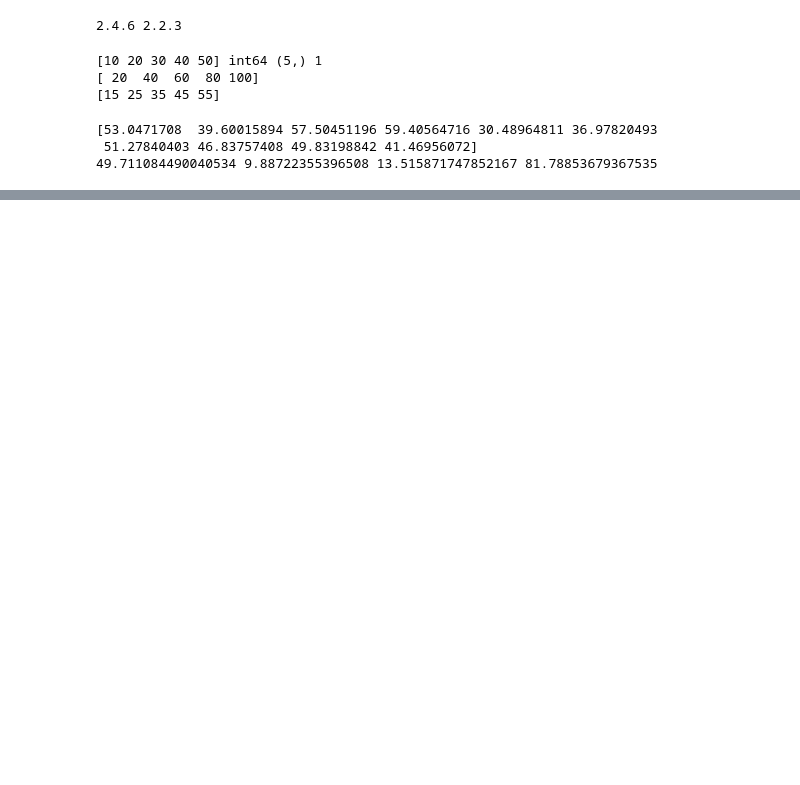
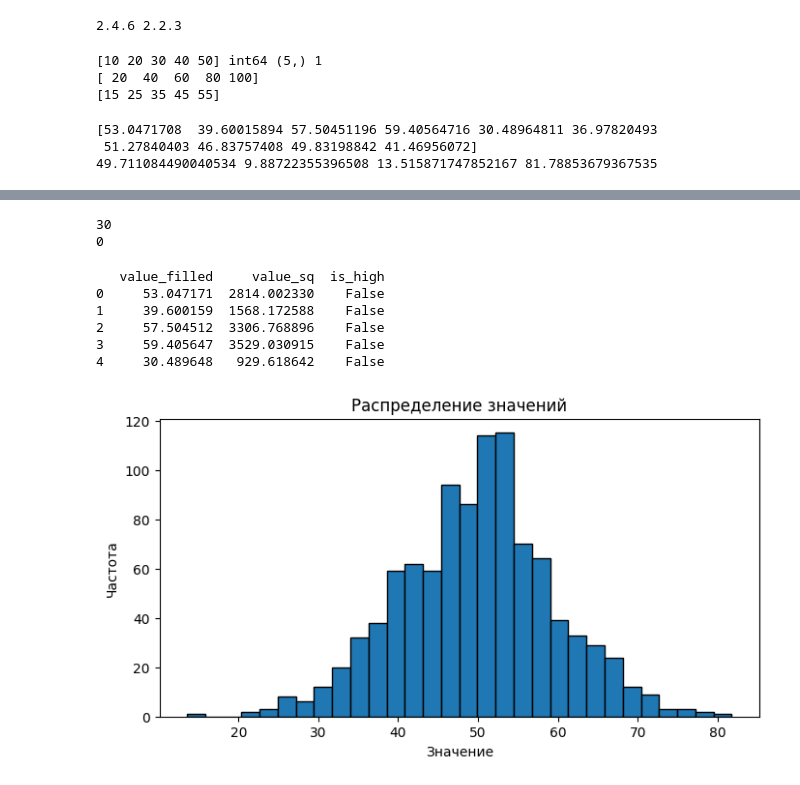
Before and after one commit to tsenturion/3517_Systems_Analyst_Advanced_Level, a Jupyter notebook: 5_3_Pandas,_Numpy,_Matplotlib.ipynb, the cells around one changed output, grey strips where cells are left out. Cells and saved outputs as stored; diff of their text form; code cells hidden in the pictures; blank space fills up the shorter version.

```diff
--- a/5_3_Pandas,_Numpy,_Matplotlib.ipynb
+++ b/5_3_Pandas,_Numpy,_Matplotlib.ipynb
@@ -23,3 +23,11 @@ print(data.mean(), data.std(), data.min(), data.max())
 [53.0471708  39.60015894 57.50451196 59.40564716 30.48964811 36.97820493
  51.27840403 46.83757408 49.83198842 41.46956072]
 49.711084490040534 9.88722355396508 13.515871747852167 81.78853679367535
+# %%
+df = pd.DataFrame({
+    'value': data,
+    'group': rng.choice(['A', 'B', 'C'], size=1000)
+})
+print(df.head())
+print(df.info())
+print(df.describe())
@@ -25,0 +72,30 @@ print(data.mean(), data.std(), data.min(), data.max())
+# %%
+df.loc[df.sample(30, random_state=1).index, 'value'] = np.nan
+print(df['value'].isna().sum())
+
+df['value_filled'] = df['value'].fillna(df['value'].median())
+df['value_dropped'] = df['value']
+print(df['value_filled'].isna().sum())
+# %% [output]
+30
+0
+# %%
+df['value_sq'] = df['value_filled'] ** 2
+df['is_high'] = df['value_filled'] > 60
+print(df[['value_filled', 'value_sq', 'is_high']].head())
+# %% [output]
+   value_filled     value_sq  is_high
+0     53.047171  2814.002330    False
+1     39.600159  1568.172588    False
+2     57.504512  3306.768896    False
+3     59.405647  3529.030915    False
+4     30.489648   929.618642    False
+# %%
+plt.figure(figsize=(8, 4))
+plt.hist(df['value_filled'], bins=30, edgecolor='black')
+plt.xlabel('Значение')
+plt.ylabel('Частота')
+plt.title('Распределение значений')
+plt.show()
+# %% [output]
+[figure, added]
```
Also changed, not shown: parts of 4 cells of this notebook.
